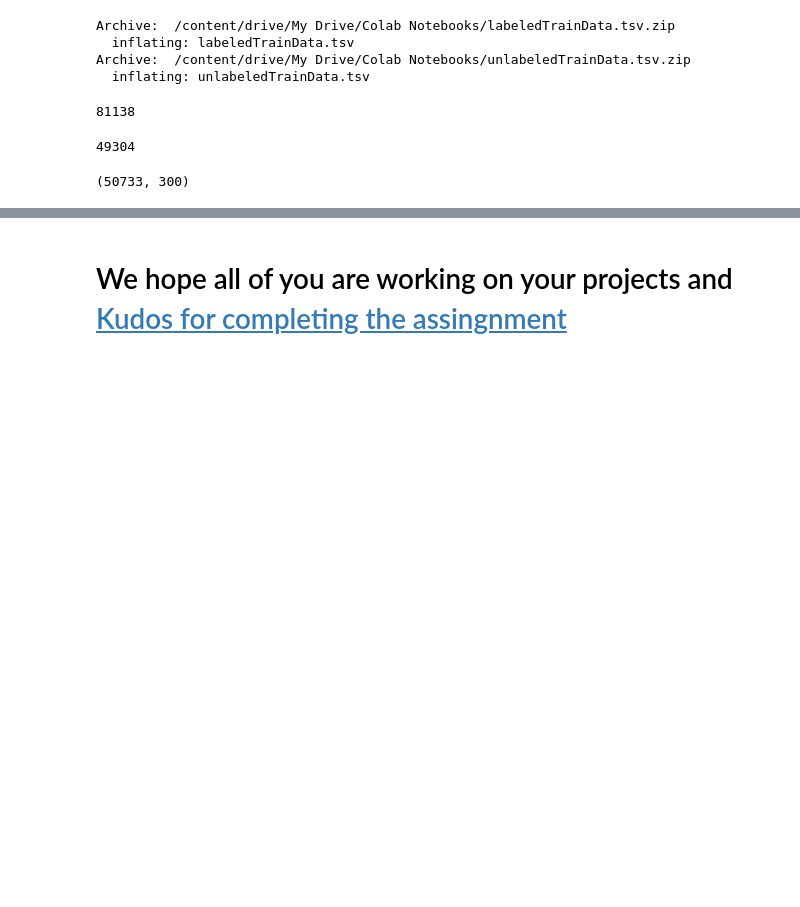
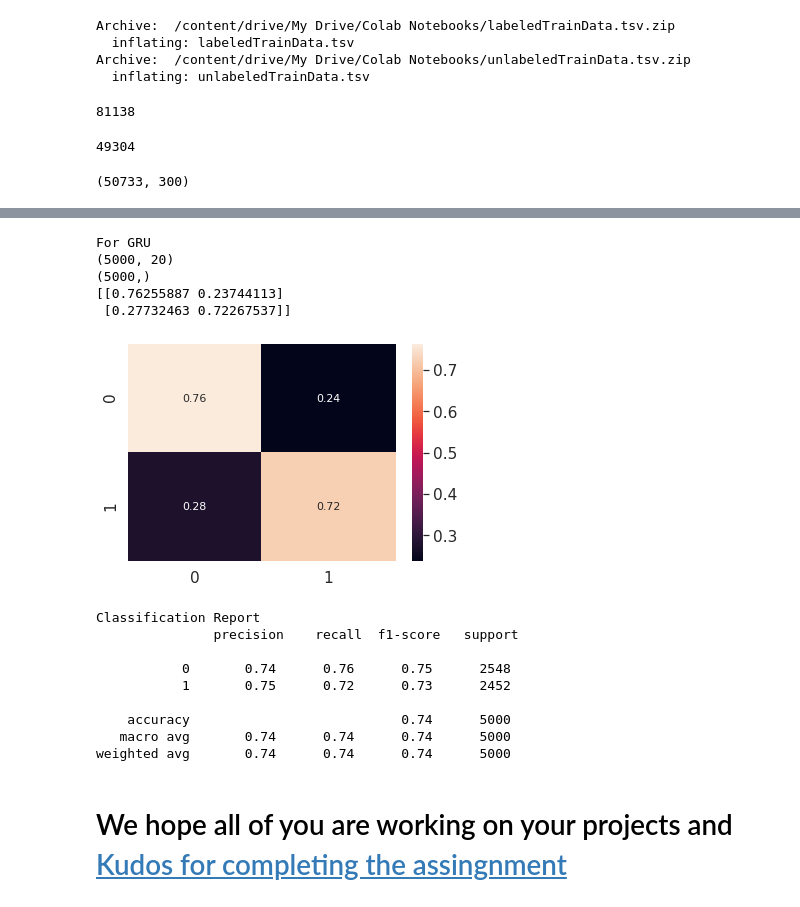
Before and after one commit to HaseebLUMS/Natural-Language-Processing, a Jupyter notebook: Assignment_4/20100192_NLP_Assignment_4.ipynb, the cells around one changed output, grey strips where cells are left out. Drawn from its saved outputs; the diff is of its cells as text; code cells hidden in the pictures; blank space fills up the shorter version.

```diff
--- a/Assignment_4/20100192_NLP_Assignment_4.ipynb
+++ b/Assignment_4/20100192_NLP_Assignment_4.ipynb
@@ -625,2 +724,21 @@ model.summary()
+# %%
+print("For GRU")
+report(gru_model)
+# %% [output]
+For GRU
+(5000, 20)
+(5000,)
+[[0.76255887 0.23744113]
+ [0.27732463 0.72267537]]
+[figure, added]
+Classification Report
+               precision    recall  f1-score   support
+
+           0       0.74      0.76      0.75      2548
+           1       0.75      0.72      0.73      2452
+
+    accuracy                           0.74      5000
+   macro avg       0.74      0.74      0.74      5000
+weighted avg       0.74      0.74      0.74      5000
 # %% [markdown]
 # We hope all of you are working on your projects and <a href="https://ibb.co/dcpf4vS"> Kudos for completing the assingnment</a>
```
Also changed, not shown: parts of 21 cells of this notebook.
